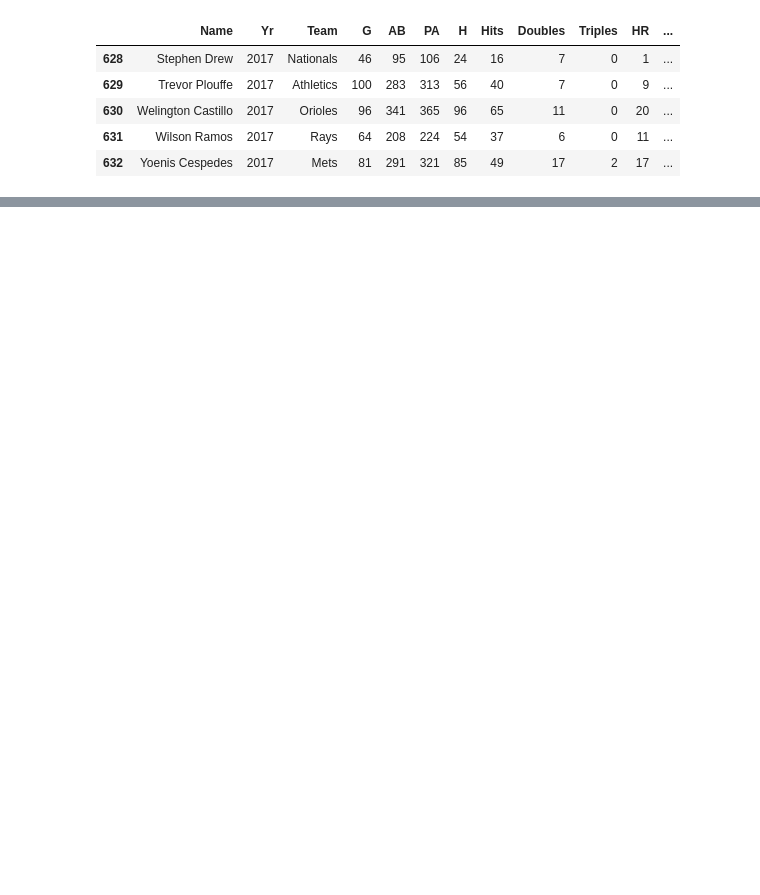
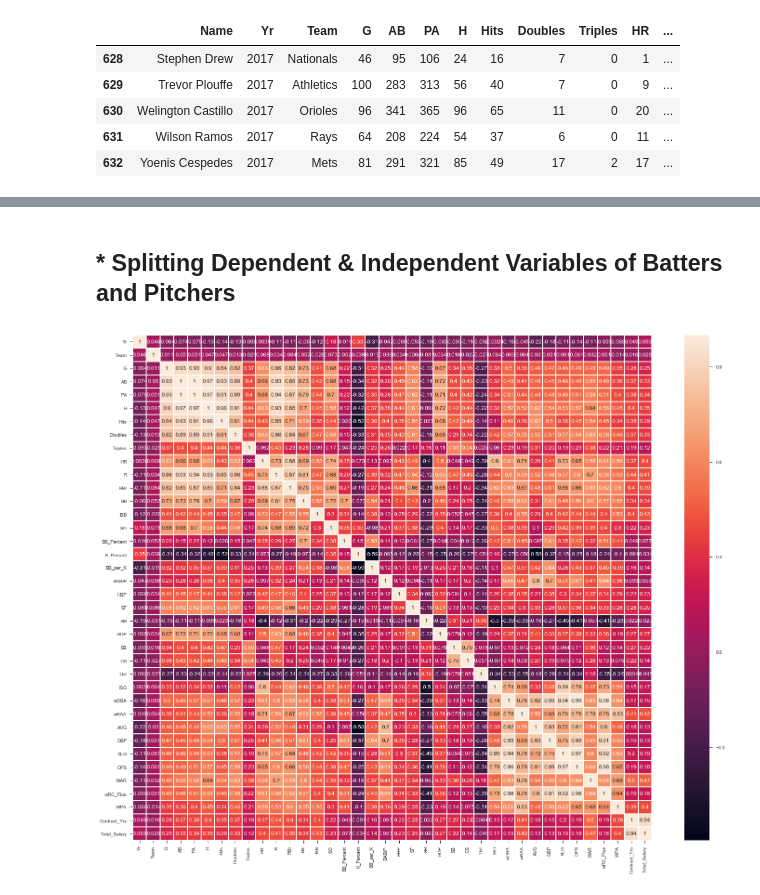
Before and after one commit to nano199019/Personal_Project, a Jupyter notebook: MLB_Project/2nd.ipynb, the cells around one changed output, grey strips where cells are left out. Cells and saved outputs as stored; diff of their text form; code cells hidden in the pictures; blank space fills up the shorter version.

```diff
--- a/MLB_Project/2nd.ipynb
+++ b/MLB_Project/2nd.ipynb
@@ -632,0 +610,17 @@ enc_dict_team = {'Team' : df_team_le}
+# %% [markdown]
+## * Splitting Dependent & Independent Variables of Batters and Pitchers
+# %%
+df_batX = bat_df.iloc[:, 1:39]
+df_pitX = pit_df.iloc[:, 1:40]
+
+df_batY = pd.DataFrame(bat_df['Salary'])
+df_pitY = pd.DataFrame(pit_df['Salary'])
+# %%
+## Checking Correlation for Batters Independent Variables
+
+plt.figure(figsize=(25, 20))
+bat_df_corr = pd.DataFrame.corr(df_batX)
+sns.heatmap(bat_df_corr, annot=True, linewidths=1)
+plt.show()
+# %% [output]
+[figure, added]
```
Also changed, not shown: parts of 19 cells of this notebook.
